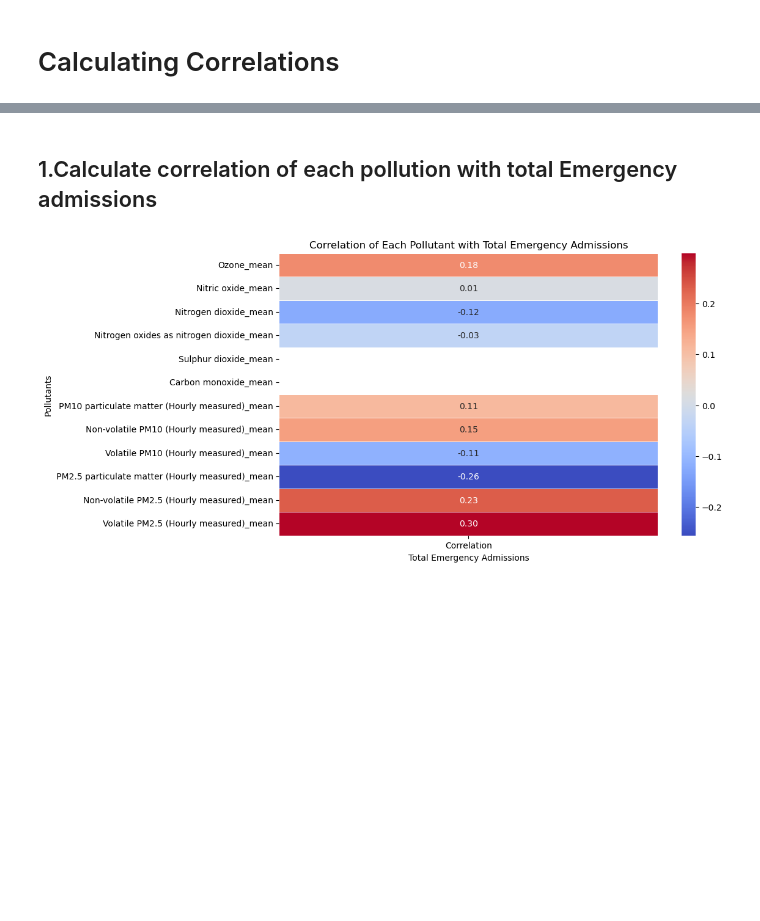
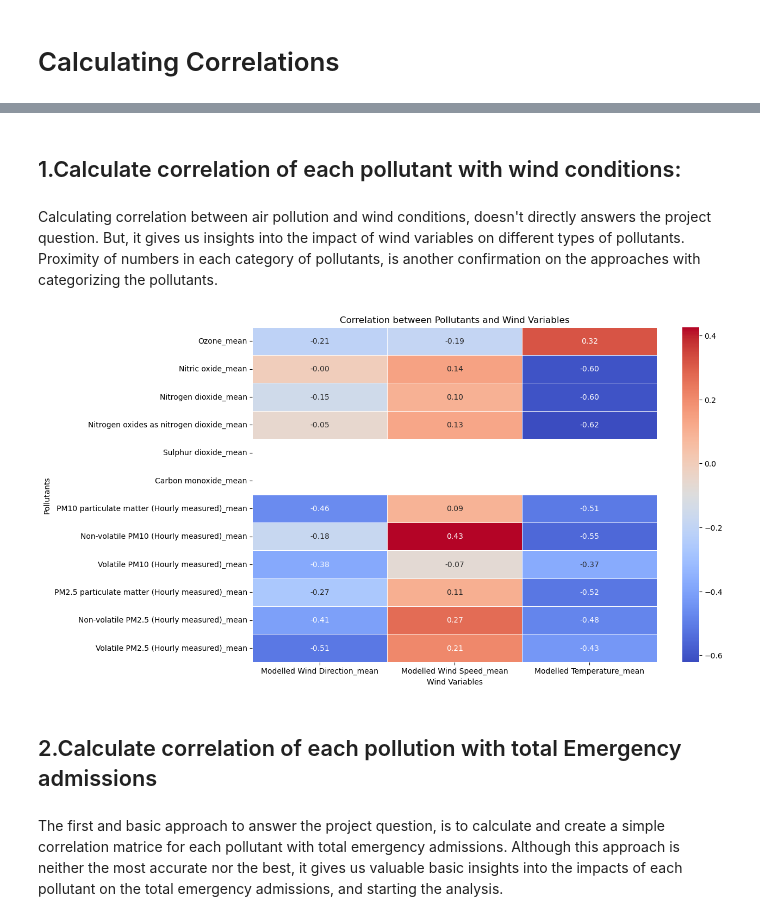
Before and after one commit to Elham-Pournezhadian/IGP-repo, a Jupyter notebook: Correlation.ipynb, the cells around one changed output, grey strips where cells are left out. Cells and saved outputs as stored; diff of their text form; code cells hidden in the pictures; blank space fills up the shorter version.

Commit message:
Working on Correlation. Prediction models approach finished. minor changes on previous files.

```diff
--- a/Correlation.ipynb
+++ b/Correlation.ipynb
@@ -63,5 +64,6 @@ df_ap
 # %%
 df_health = pd.read_csv(file_path2)
+df_health['Date'] = pd.to_datetime(df_health['Date'], format='%Y-%m-%d')
 df_health.info()
 # %% [output]
 <class 'pandas.core.frame.DataFrame'>
@@ -95,13 +97,13 @@ df_health
 # Defining list of pollutant columns and wind columns and all columns
 all_columns = ['Ozone', 'Nitric oxide', 'Nitrogen dioxide',
                  'Nitrogen oxides as nitrogen dioxide',
-                 'Sulphur dioxide', 'Carbon monoxide',
                  'PM10 particulate matter (Hourly measured)',
                  'Non-volatile PM10 (Hourly measured)',
                  'Volatile PM10 (Hourly measured)',
                  'PM2.5 particulate matter (Hourly measured)',
                  'Non-volatile PM2.5 (Hourly measured)',
                  'Volatile PM2.5 (Hourly measured)',
+                  'Sulphur dioxide', 'Carbon monoxide',
                  'Modelled Wind Direction', 'Modelled Wind Speed',
                  'Modelled Temperature']
 
@@ -115,7 +117,7 @@ pollutants = ['Ozone', 'Nitric oxide', 'Nitrogen dioxide',
                  'Non-volatile PM2.5 (Hourly measured)',
                  'Volatile PM2.5 (Hourly measured)'] #12
 
-Nitrogen_pollutants = ['Nitric oxide', 'Nitrogen dioxide', 'Nitrogen oxides as nitrogen dioxide']
+nitrogen_pollutants = ['Nitric oxide', 'Nitrogen dioxide', 'Nitrogen oxides as nitrogen dioxide']
 
 PM_pollutants = ['PM10 particulate matter (Hourly measured)',
                  'Non-volatile PM10 (Hourly measured)',
@@ -124,9 +126,9 @@ PM_pollutants = ['PM10 particulate matter (Hourly measured)',
                  'Non-volatile PM2.5 (Hourly measured)',
                  'Volatile PM2.5 (Hourly measured)']
 
-Other_pollutants = ['Ozone', 'Sulphur dioxide', 'Carbon monoxide']
+other_pollutants = ['Ozone'] #, 'Sulphur dioxide','Carbon monoxide' removed due to being unavailable
 
-Winds = ['Modelled Wind Direction', 'Modelled Wind Speed', 'Modelled Temperature']
+winds = ['Modelled Wind Direction', 'Modelled Wind Speed', 'Modelled Temperature']
 # %%
 # Merging datasets on Date
 merged_df = pd.merge(df_ap, df_health, on="Date")
@@ -135,4 +139,31 @@ merged_df = pd.merge(df_ap, df_health, on="Date")
 # %%
 measurement = 'mean'
+# %%
+all_columns_measurement          = [pollutant + '_' + measurement for pollutant in all_columns]
+pollutants_measurement           = [pollutant + '_' + measurement for pollutant in pollutants]
+nitrogen_pollutants_measurement  = [pollutant + '_' + measurement for pollutant in nitrogen_pollutants]
+PM_pollutants_measurement        = [pollutant + '_' + measurement for pollutant in PM_pollutants]
+other_pollutants_measurement     = [pollutant + '_' + measurement for pollutant in other_pollutants]
+winds_measurement                = [wind + '_' + measurement for wind in winds]
+# %% [markdown]
+## 1.Calculate correlation of each pollutant with wind conditions:
+# %% [markdown]
+Calculating correlation between air pollution and wind conditions, doesn't directly answers the project question. But, it gives us insights into the impact of wind variables on different types of pollutants. Proximity of numbers in each category of pollutants, is another confirmation on the approaches with categorizing the pollutants.
+# %%
+pollution_wind_correlations = {}
+pollution_wind_correlations = merged_df[winds_measurement + pollutants_measurement].corr()
+
+# Create a DataFrame for correlations
+pollution_wind_correlations_df = pd.DataFrame(pollution_wind_correlations, columns=winds_measurement, index=pollutants_measurement)
+# %%
+# Plot heatmap
+plt.figure(figsize=(12, 8))
+sns.heatmap(pollution_wind_correlations_df, annot=True, cmap='coolwarm', fmt=".2f", linewidths=.5)
+plt.title('Correlation between Pollutants and Wind Variables')
+plt.xlabel('Wind Variables')
+plt.ylabel('Pollutants')
+plt.show()
+# %% [output]
+[figure, added]
 # %% [markdown]
-## 1.Calculate correlation of each pollution with total Emergency admissions
+## 2.Calculate correlation of each pollution with total Emergency admissions
@@ -141 +170,3 @@ correlations = {}
+# %% [markdown]
+The first and basic approach to answer the project question, is to calculate and create a simple correlation matrice for each pollutant with total emergency admissions. Although this approach is neither the most accurate nor the best, it gives us valuable basic insights into the impacts of each pollutant on the total emergency admissions, and starting the analysis.
 # %%
@@ -146,13 +177,3 @@ for pollutant in pollutants:
 
 # Create a DataFrame for correlations
 correlation_df = pd.DataFrame.from_dict(correlations, orient='index', columns=['Correlation'])
-# %%
-# Plot heatmap
-plt.figure(figsize=(10, 6))
-sns.heatmap(correlation_df, annot=True, cmap='coolwarm', fmt=".2f", linewidths=.5)
-plt.title('Correlation of Each Pollutant with Total Emergency Admissions')
-plt.xlabel('Total Emergency Admissions')
-plt.ylabel('Pollutants')
-plt.show()
-# %% [output]
-[figure, removed]
```
Also changed, not shown: parts of 26 cells of this notebook.
